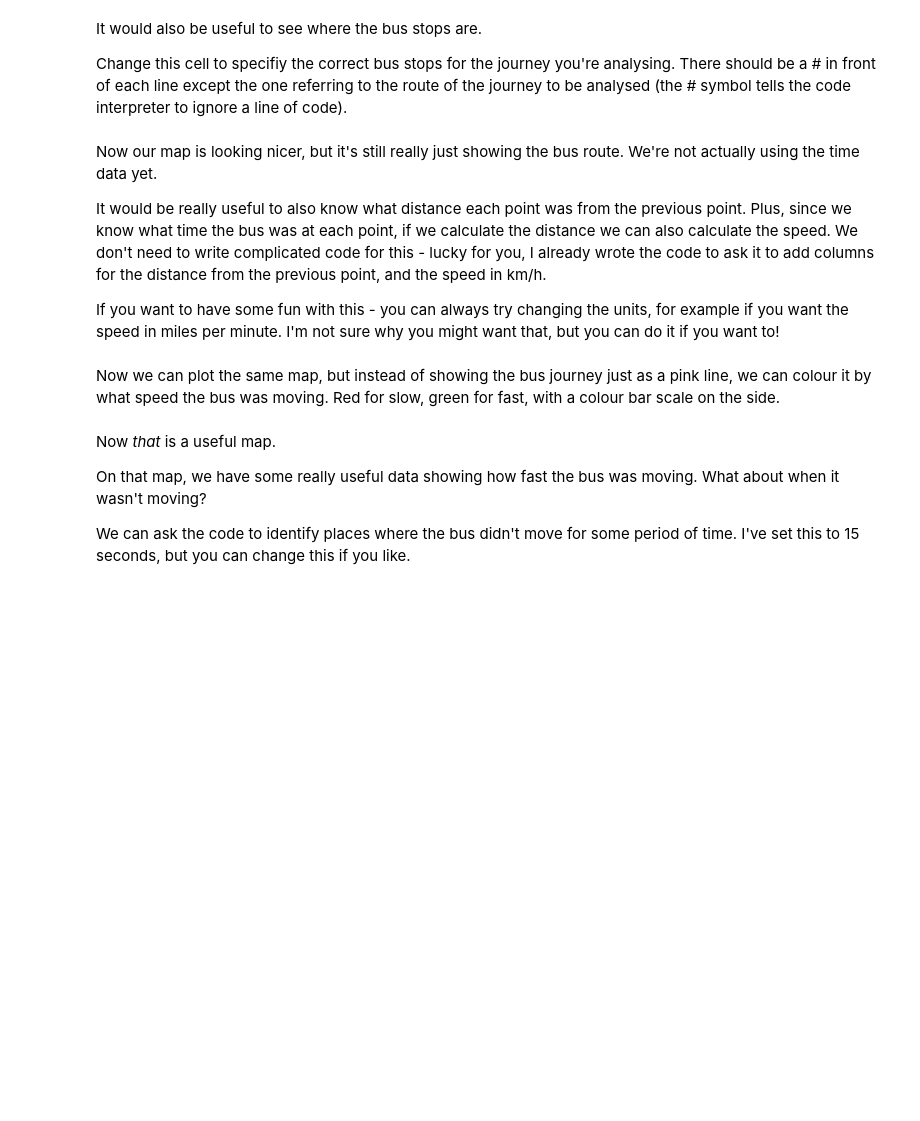
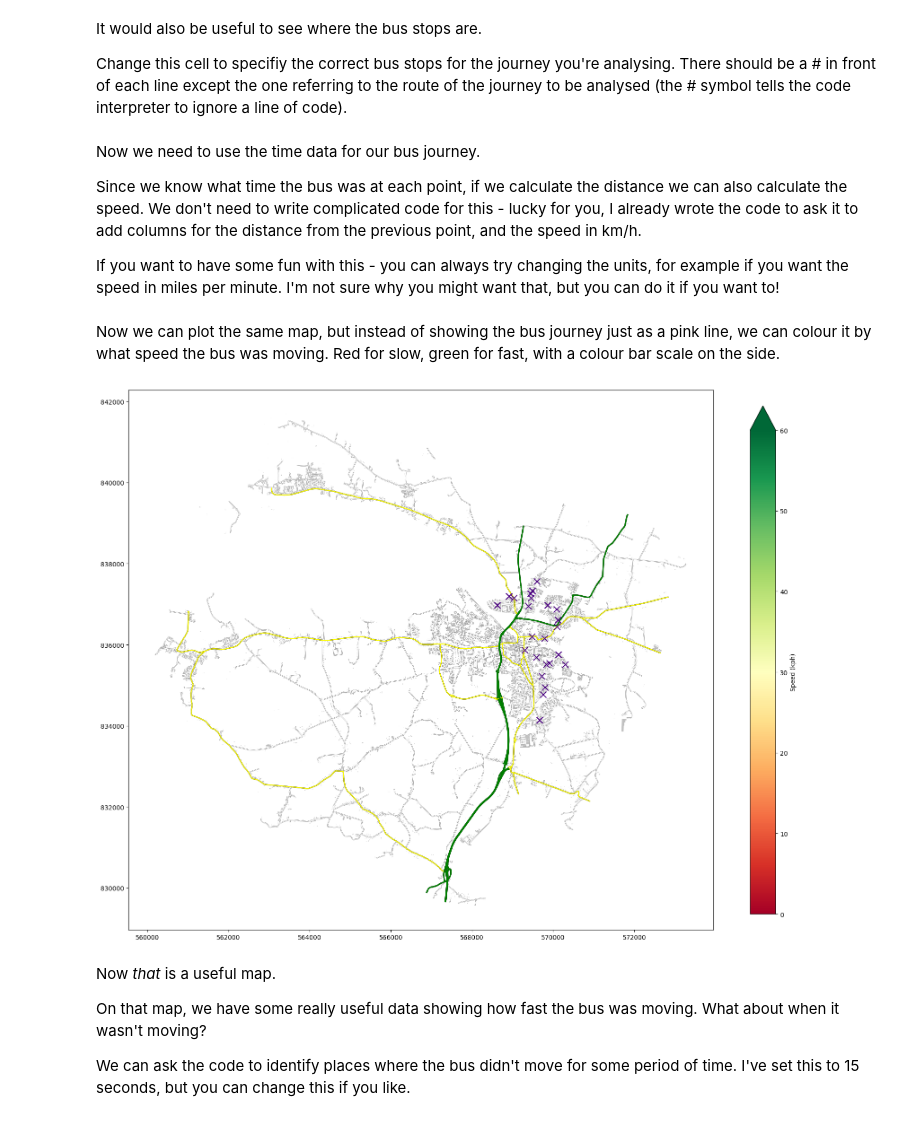
Before and after one commit to bamacgabhann/PublicTransportTracking, a Jupyter notebook: ptt-colab.ipynb, the cells around one changed output. Cells and saved outputs as stored; diff of their text form; code cells hidden in the pictures; blank space fills up the shorter version.

```diff
--- a/ptt-colab.ipynb
+++ b/ptt-colab.ipynb
@@ -196,7 +166,7 @@ plt.show()
 # %% [markdown]
-Now our map is looking nicer, but it's still really just showing the bus route. We're not actually using the time data yet.
+Now we need to use the time data for our bus journey.
 
-It would be really useful to also know what distance each point was from the previous point. Plus, since we know what time the bus was at each point, if we calculate the distance we can also calculate the speed. We don't need to write complicated code for this - lucky for you, I already wrote the code to ask it to add columns for the distance from the previous point, and the speed in km/h.
+Since we know what time the bus was at each point, if we calculate the distance we can also calculate the speed. We don't need to write complicated code for this - lucky for you, I already wrote the code to ask it to add columns for the distance from the previous point, and the speed in km/h.
 
 If you want to have some fun with this - you can always try changing the units, for example if you want the speed in miles per minute. I'm not sure why you might want that, but you can do it if you want to!
 # %%
@@ -209,33 +179,35 @@ Now we can plot the same map, but instead of showing the bus journey just as a p
 # %%
 # plot
 fig, ax = plt.subplots(figsize=(21, 21))
 
 # plot all roads with a thicker black line which will show as edges,
 # and a main line coloured by category
 so_L_roads.plot(ax=ax, color='black', linewidth=1.2)
 so_R_roads.plot(ax=ax, color='black', linewidth=1.7)
 so_N_roads.plot(ax=ax, color='black', linewidth=2.2)
 so_P_roads.plot(ax=ax, color='black', linewidth=1.1)
 so_L_roads.plot(ax=ax, color='white', linewidth=1)
 so_R_roads.plot(ax=ax, color='yellow', linewidth=1.5)
 so_N_roads.plot(ax=ax, color='green', linewidth=2)
 so_P_roads.plot(ax=ax, color='silver', linewidth=1)
 
 # plot the buildings
 so_buildings.plot(ax=ax, color='silver')
 
 # plot the bus journey
-track.plot(ax=ax, column='speed (km/h)', cmap='RdYlGn', vmin=0, vmax=60, linewidth=4, zorder=2)
+#track.plot(ax=ax, column='speed (km/h)', cmap='RdYlGn', vmin=0, vmax=60, linewidth=4, zorder=2)
 
 # plot the bus stops
 bus_stops.plot(ax=ax, marker='x', color='indigo', markersize=100, zorder=3)
 
 # colourbar
 sm = plt.cm.ScalarMappable(cmap='RdYlGn', norm=plt.Normalize(vmin=0, vmax=60))
 cb = plt.colorbar(sm, ax=ax, extend='max', label="Speed (kph)", shrink=0.7)
 cb.set_ticks([0, 10, 20, 30, 40, 50, 60])
 
 plt.show()
+# %% [output]
+[figure, added]
 # %% [markdown]
 Now *that* is a useful map.
 
```
Also changed, not shown: parts of 3 cells of this notebook.
